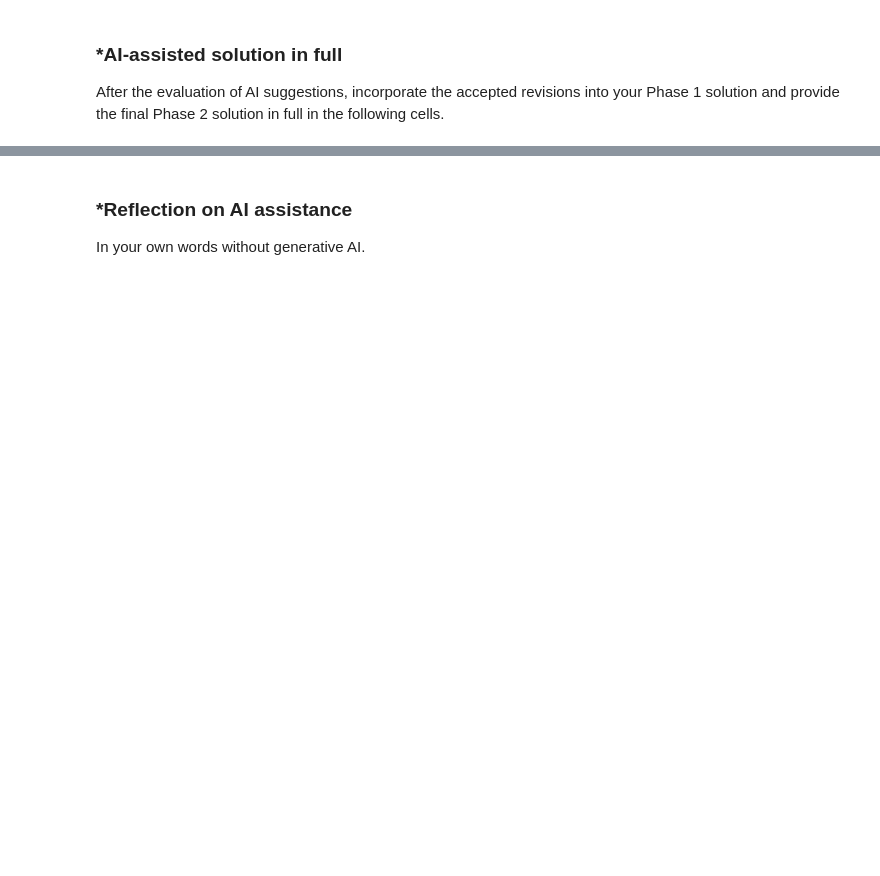
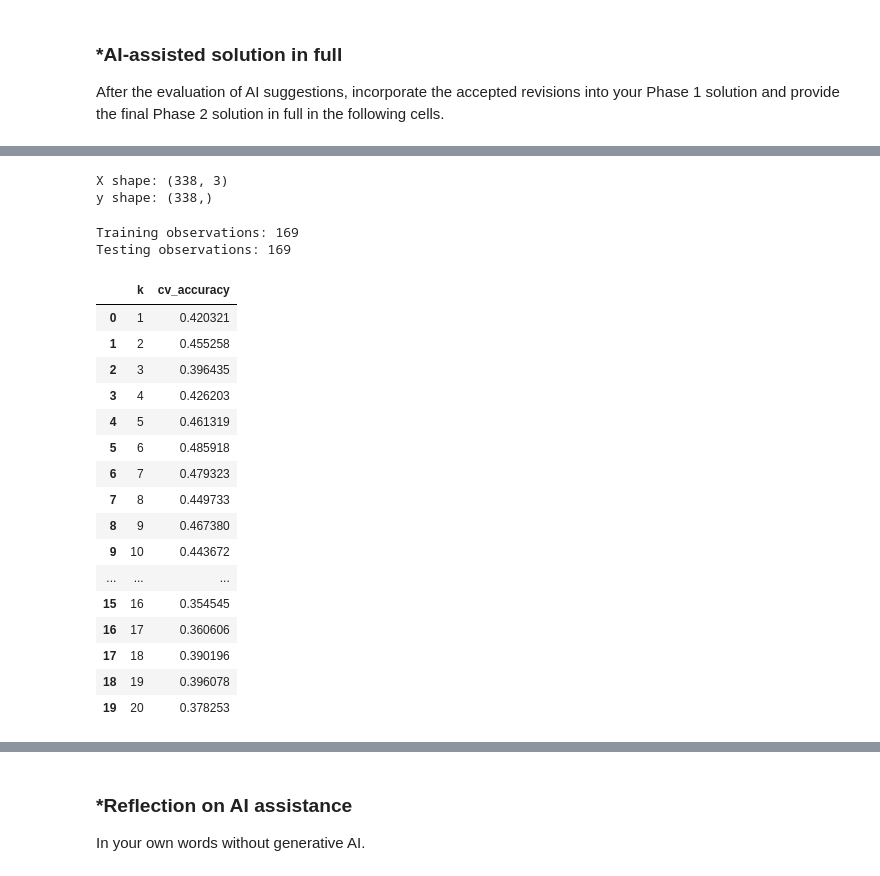
Before and after one commit to mayayonathan/A03-knn, a Jupyter notebook: notebook.ipynb, the cells around one changed output, grey strips where cells are left out. Cells and saved outputs as stored; diff of their text form; code cells hidden in the pictures; blank space fills up the shorter version.

```diff
--- a/notebook.ipynb
+++ b/notebook.ipynb
@@ -368,0 +414,74 @@ After the evaluation of AI suggestions, incorporate the accepted revisions into
+# %%
+X = mines[['voltage', 'height', 'soil']]
+y = mines['mine_type']
+
+print("X shape:", X.shape)
+print("y shape:", y.shape)
+# %% [output]
+X shape: (338, 3)
+y shape: (338,)
+# %%
+from sklearn.model_selection import train_test_split
+
+X_train, X_test, y_train, y_test = train_test_split(
+    X,
+    y,
+    test_size=0.50,
+    random_state=42,
+    stratify=y
+)
+
+print("Training observations:", len(X_train))
+print("Testing observations:", len(X_test))
+# %% [output]
+Training observations: 169
+Testing observations: 169
+# %%
+from sklearn.pipeline import Pipeline
+from sklearn.preprocessing import StandardScaler
+from sklearn.neighbors import KNeighborsClassifier
+from sklearn.model_selection import cross_val_score
+
+cv_results = []
+
+for k in range(1, 21):
+
+    model = Pipeline([
+        ('scaler', StandardScaler()),
+        ('knn', KNeighborsClassifier(n_neighbors=k))
+    ])
+
+    scores = cross_val_score(
+        model,
+        X_train,
+        y_train,
+        cv=5,
+        scoring='accuracy'
+    )
+
+    cv_results.append({
+        'k': k,
+        'cv_accuracy': scores.mean()
+    })
+
+cv_results_df = pd.DataFrame(cv_results)
+
+cv_results_df
+# %% [output]
+|  | k | cv_accuracy |
+| 0 | 1 | 0.420321 |
+| 1 | 2 | 0.455258 |
+| 2 | 3 | 0.396435 |
+| 3 | 4 | 0.426203 |
+| 4 | 5 | 0.461319 |
+| 5 | 6 | 0.485918 |
+| 6 | 7 | 0.479323 |
+| 7 | 8 | 0.449733 |
+| 8 | 9 | 0.467380 |
+| 9 | 10 | 0.443672 |
+| ... | ... | ... |
+| 15 | 16 | 0.354545 |
+| 16 | 17 | 0.360606 |
+| 17 | 18 | 0.390196 |
+| 18 | 19 | 0.396078 |
+| 19 | 20 | 0.378253 |
```
Also changed, not shown: parts of 29 cells of this notebook.
